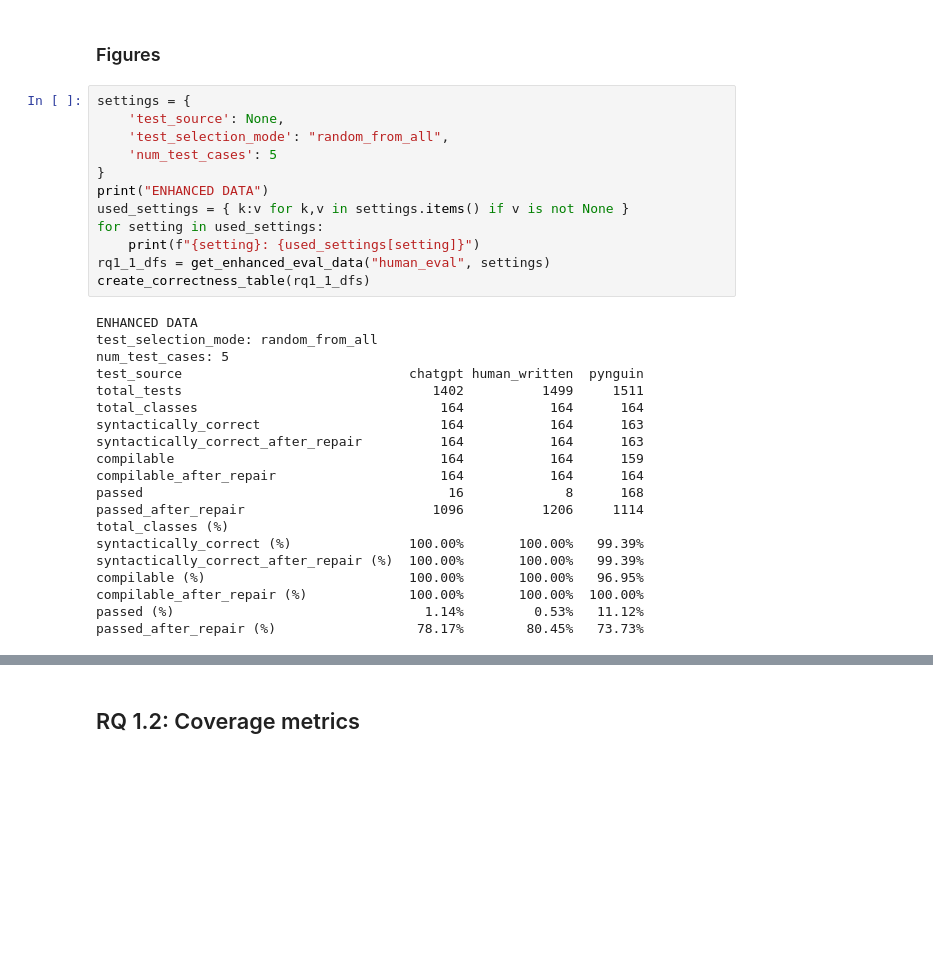
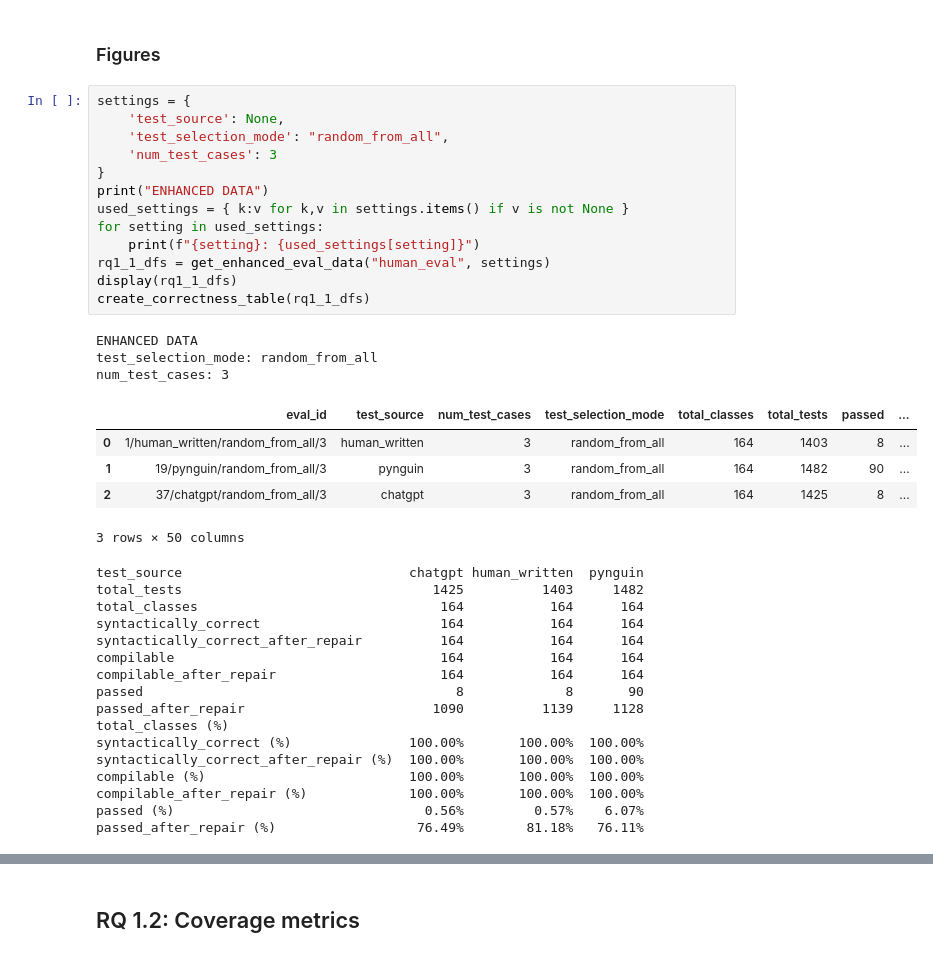
Before and after one commit to AlexChudic/test-suite-enhancement, a Jupyter notebook: src/evaluation_figures.ipynb, the cells around one changed output, grey strips where cells are left out. Cells and saved outputs as stored; diff of their text form; blank space fills up the shorter version.

```diff
--- a/src/evaluation_figures.ipynb
+++ b/src/evaluation_figures.ipynb
@@ -170,35 +180,41 @@ def create_rule_repair_figure(df:pd.DataFrame):
 # %%
 settings = {
     'test_source': None,
     'test_selection_mode': "random_from_all",
-    'num_test_cases': 5
+    'num_test_cases': 3
 }
 print("ENHANCED DATA")
 used_settings = { k:v for k,v in settings.items() if v is not None }
 for setting in used_settings:
     print(f"{setting}: {used_settings[setting]}")
 rq1_1_dfs = get_enhanced_eval_data("human_eval", settings)
+display(rq1_1_dfs)
 create_correctness_table(rq1_1_dfs)
 # %% [output]
 ENHANCED DATA
 test_selection_mode: random_from_all
-num_test_cases: 5
-test_source                             chatgpt human_written  pynguin
-total_tests                                1402          1499     1511
-total_classes                               164           164      164
-syntactically_correct                       164           164      163
-syntactically_correct_after_repair          164           164      163
-compilable                                  164           164      159
-compilable_after_repair                     164           164      164
-passed                                       16             8      168
-passed_after_repair                        1096          1206     1114
-total_classes (%)
-syntactically_correct (%)               100.00%       100.00%   99.39%
-syntactically_correct_after_repair (%)  100.00%       100.00%   99.39%
-compilable (%)                          100.00%       100.00%   96.95%
-compilable_after_repair (%)             100.00%       100.00%  100.00%
-passed (%)                                1.14%         0.53%   11.12%
-passed_after_repair (%)                  78.17%        80.45%   73.73%
+num_test_cases: 3
+|  | eval_id | test_source | num_test_cases | test_selection_mode | total_classes | total_tests | passed | ... |
+| 0 | 1/human_written/random_from_all/3 | human_written | 3 | random_from_all | 164 | 1403 | 8 | ... |
+| 1 | 19/pynguin/random_from_all/3 | pynguin | 3 | random_from_all | 164 | 1482 | 90 | ... |
+| 2 | 37/chatgpt/random_from_all/3 | chatgpt | 3 | random_from_all | 164 | 1425 | 8 | ... |
+3 rows × 50 columns
+test_source                             chatgpt human_written  pynguin
+total_tests                                1425          1403     1482
+total_classes                               164           164      164
+syntactically_correct                       164           164      164
+syntactically_correct_after_repair          164           164      164
+compilable                                  164           164      164
+compilable_after_repair                     164           164      164
+passed                                        8             8       90
+passed_after_repair                        1090          1139     1128
+total_classes (%)
+syntactically_correct (%)               100.00%       100.00%  100.00%
+syntactically_correct_after_repair (%)  100.00%       100.00%  100.00%
+compilable (%)                          100.00%       100.00%  100.00%
+compilable_after_repair (%)             100.00%       100.00%  100.00%
+passed (%)                                0.56%         0.57%    6.07%
+passed_after_repair (%)                  76.49%        81.18%   76.11%
 # %%
 # Display the repair count figure
 print("REPAIR COUNT")
```
Also changed, not shown: parts of 7 cells of this notebook, 1 other file.
